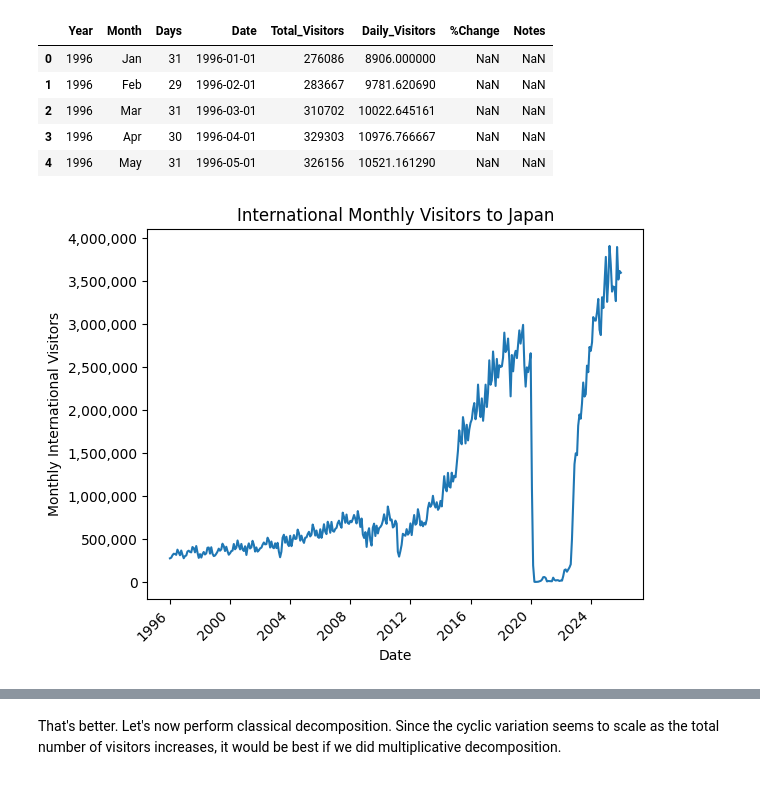
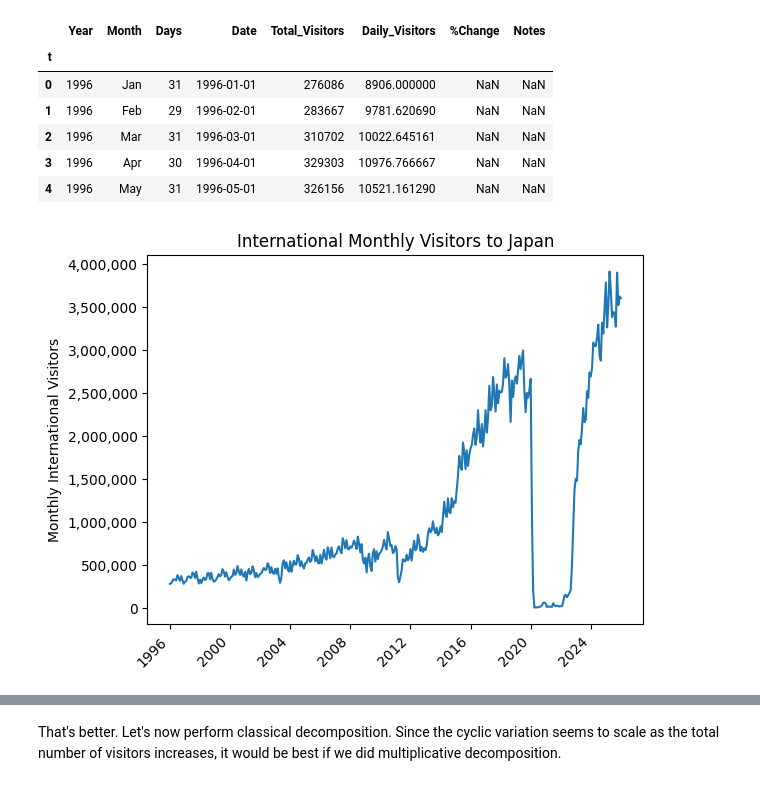
Before and after one commit to Millerz8/Joe_Japan_Tourism, a Jupyter notebook: 01_Examining_Trends.ipynb, the cells around one changed output, grey strips where cells are left out. Cells and saved outputs as stored; diff of their text form; code cells hidden in the pictures.

```diff
--- a/01_Examining_Trends.ipynb
+++ b/01_Examining_Trends.ipynb
@@ -5,10 +5,12 @@ import matplotlib.pyplot as plt
 import numpy as np
 df = pd.read_csv("data/Japan_Visitor_Data.csv")
 # %%
+df.index.name = 't'
 df["Date"] = pd.to_datetime(df["Date"])
 df.head()
 # %% [output]
 |  | Year | Month | Days | Date | Total_Visitors | Daily_Visitors | %Change | Notes |
+| t |  |  |  |  |  |  |  |  |
 | 0 | 1996 | Jan | 31 | 1996-01-01 | 276086 | 8906.000000 | NaN | NaN |
 | 1 | 1996 | Feb | 29 | 1996-02-01 | 283667 | 9781.620690 | NaN | NaN |
 | 2 | 1996 | Mar | 31 | 1996-03-01 | 310702 | 10022.645161 | NaN | NaN |
@@ -17,18 +19,19 @@ df.head()
 # %%
 import matplotlib.ticker as mticker
 
 ax = sns.lineplot(data=df, x="Date", y="Total_Visitors")
 
 ax.set(
+    xlabel = "",
     ylabel="Monthly International Visitors",
     title="International Monthly Visitors to Japan"
 )
 
 ax.yaxis.set_major_formatter(mticker.StrMethodFormatter('{x:,.0f}'))
 
 plt.xticks(rotation=45, ha="right");
 # %% [output]
-[figure, old version]
+[figure, new version]
 # %%
 # Plotting Yearly Visitors
 yearly_tourists = df.groupby("Year").sum()
```
Also changed, not shown: parts of 14 cells of this notebook, 1 other file.
